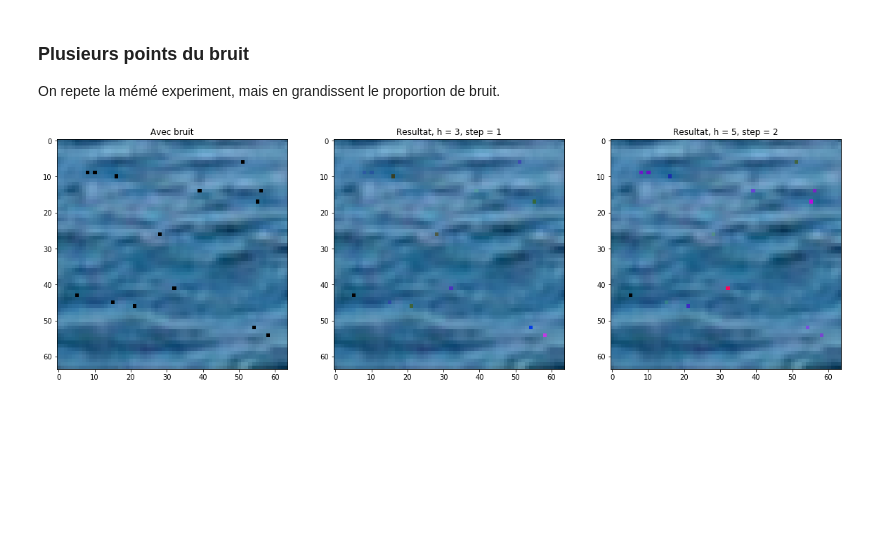
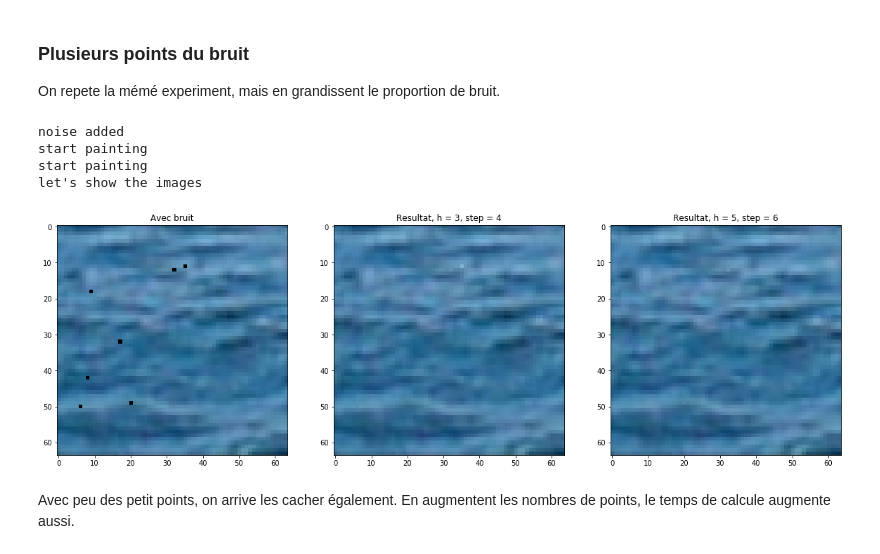
Before and after one commit to clemoberti/arf-project, a Jupyter notebook: Inpainting.ipynb, the cells around one changed output. Drawn from its saved outputs; the diff is of its cells as text; code cells hidden in the pictures; blank space fills up the shorter version.

```diff
--- a/Inpainting.ipynb
+++ b/Inpainting.ipynb
@@ -221,29 +239,37 @@ On peut aussi noter, que pour le bruit plus petit (ligne 2 et 3) les patches moy
 On repete la mémé experiment, mais en grandissent le proportion de bruit.
 # %%
 from tools import show_inpainting_images
-bruit_quantite = [0.005]#,0.1]
+bruit_quantite = [0.002]
 
 h_options = [3,5]
-step_options = [1,2]
+step_options = [4,6]
 
 #alpha = 0.000001
-alpha = 0.0000001
+alpha = 0.000001
 images_orig = []
 images_inp = {}
 for i in range(len(h_options)):
     images_inp[i] = []
 
 for bruit in bruit_quantite:
     noised_image = ip.noise(image, bruit, max(h_options))
+    print('noise added')
     images_orig.append(noised_image)
 
     for i in range(len(h_options)):
         h = h_options[i]
         step = step_options[i]
         inpainting = IterativeInpainting(noised_image, h=h, step_size=step)
         image_inpainted = inpainting.inpaint(alpha=alpha)
         images_inp[i].append((h,step,image_inpainted))
 
+print("let's show the images")
 show_inpainting_images(ip, images_orig, images_inp, len(h_options) + 1,len(bruit_quantite))
 # %% [output]
+noise added
+start painting
+start painting
+let's show the images
-[figure, old version]
+[figure, new version]
+# %% [markdown]
+Avec peu des petit points, on arrive les cacher également. En augmentent les nombres de points, le temps de calcule augmente aussi.
```
Also changed, not shown: parts of 4 cells of this notebook.
